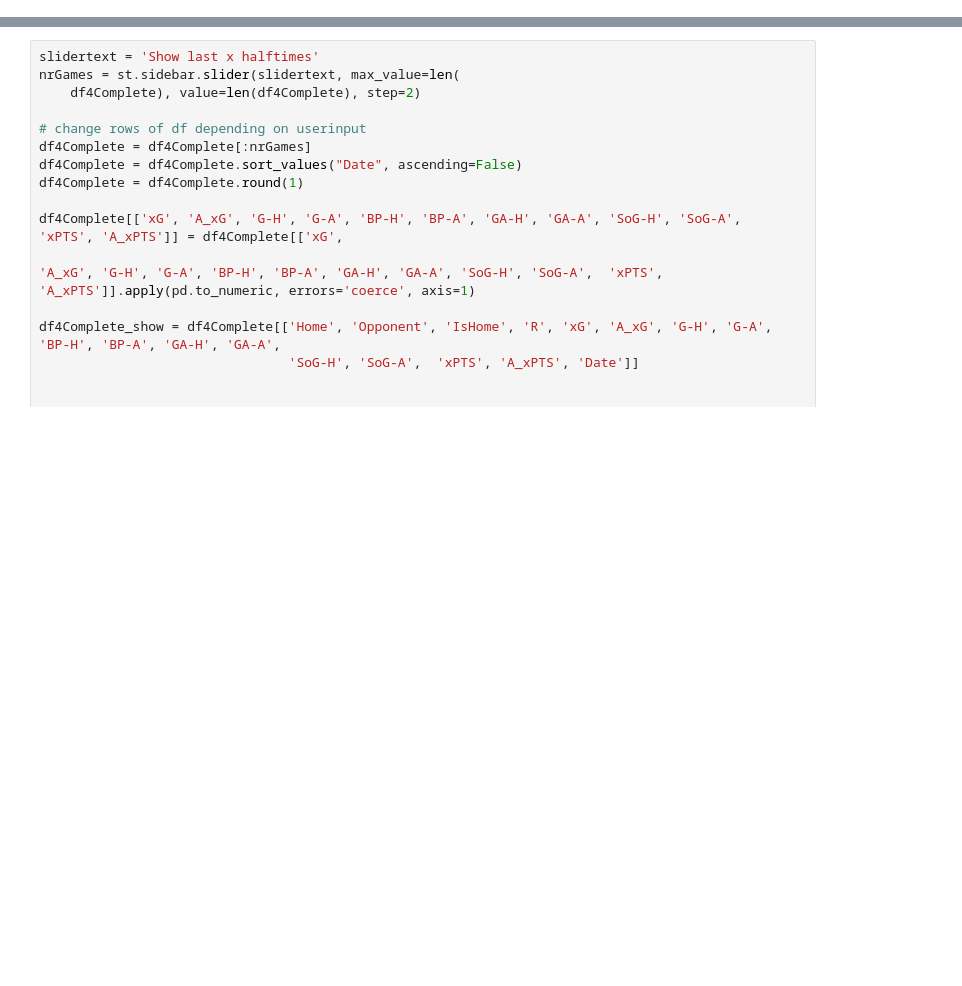
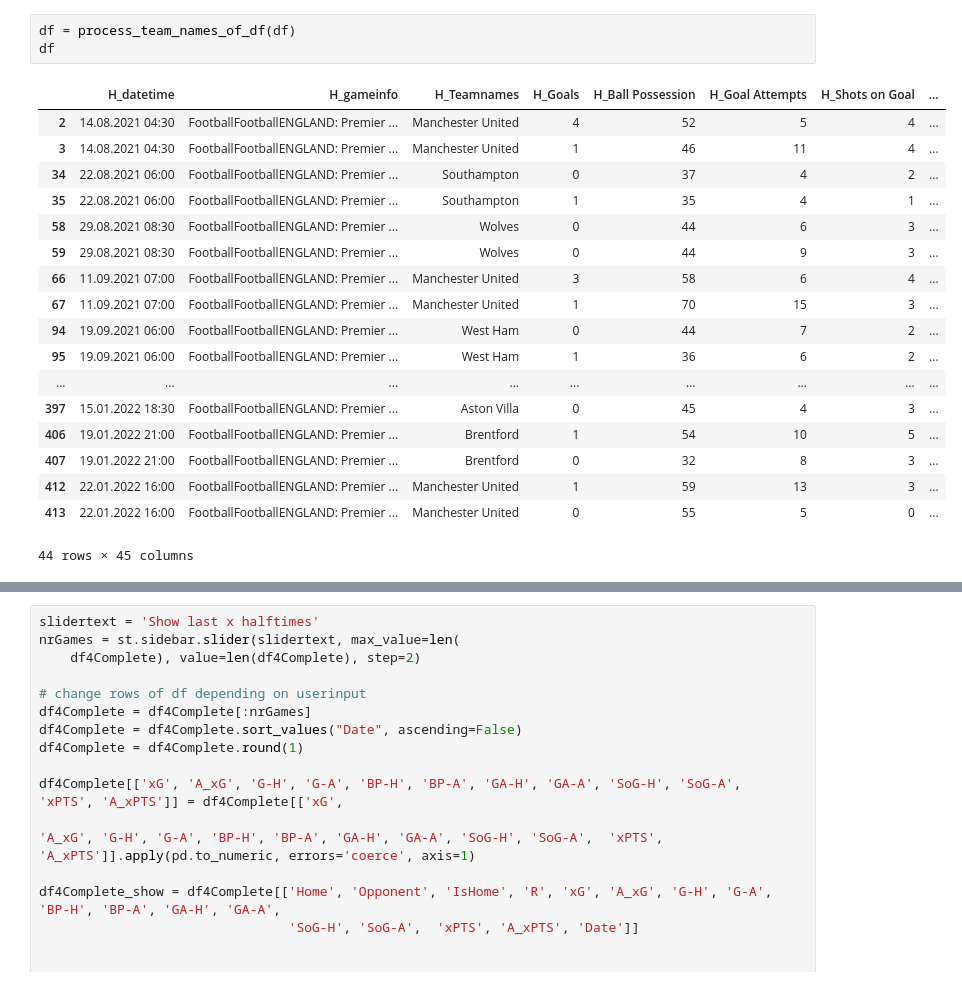
Before and after one commit to mgebele/football_stats, a Jupyter notebook: football_live.ipynb, the cells around one changed output, grey strips where cells are left out. Drawn from its saved outputs; the diff is of its cells as text; blank space fills up the shorter version.

```diff
--- a/football_live.ipynb
+++ b/football_live.ipynb
@@ -127,3 +450,25 @@ df = df_complete_saison[(df_complete_saison.H_Teamnames == team) | (
+# %%
+df = process_team_names_of_df(df)
+df
+# %% [output]
+|  | H_datetime | H_gameinfo | H_Teamnames | H_Goals | H_Ball Possession | H_Goal Attempts | H_Shots on Goal | ... |
+| 2 | 14.08.2021 04:30 | FootballFootballENGLAND: Premier ... | Manchester United | 4 | 52 | 5 | 4 | ... |
+| 3 | 14.08.2021 04:30 | FootballFootballENGLAND: Premier ... | Manchester United | 1 | 46 | 11 | 4 | ... |
+| 34 | 22.08.2021 06:00 | FootballFootballENGLAND: Premier ... | Southampton | 0 | 37 | 4 | 2 | ... |
+| 35 | 22.08.2021 06:00 | FootballFootballENGLAND: Premier ... | Southampton | 1 | 35 | 4 | 1 | ... |
+| 58 | 29.08.2021 08:30 | FootballFootballENGLAND: Premier ... | Wolves | 0 | 44 | 6 | 3 | ... |
+| 59 | 29.08.2021 08:30 | FootballFootballENGLAND: Premier ... | Wolves | 0 | 44 | 9 | 3 | ... |
+| 66 | 11.09.2021 07:00 | FootballFootballENGLAND: Premier ... | Manchester United | 3 | 58 | 6 | 4 | ... |
+| 67 | 11.09.2021 07:00 | FootballFootballENGLAND: Premier ... | Manchester United | 1 | 70 | 15 | 3 | ... |
+| 94 | 19.09.2021 06:00 | FootballFootballENGLAND: Premier ... | West Ham | 0 | 44 | 7 | 2 | ... |
+| 95 | 19.09.2021 06:00 | FootballFootballENGLAND: Premier ... | West Ham | 1 | 36 | 6 | 2 | ... |
+| ... | ... | ... | ... | ... | ... | ... | ... | ... |
+| 397 | 15.01.2022 18:30 | FootballFootballENGLAND: Premier ... | Aston Villa | 0 | 45 | 4 | 3 | ... |
+| 406 | 19.01.2022 21:00 | FootballFootballENGLAND: Premier ... | Brentford | 1 | 54 | 10 | 5 | ... |
+| 407 | 19.01.2022 21:00 | FootballFootballENGLAND: Premier ... | Brentford | 0 | 32 | 8 | 3 | ... |
+| 412 | 22.01.2022 16:00 | FootballFootballENGLAND: Premier ... | Manchester United | 1 | 59 | 13 | 3 | ... |
+| 413 | 22.01.2022 16:00 | FootballFootballENGLAND: Premier ... | Manchester United | 0 | 55 | 5 | 0 | ... |
+44 rows × 45 columns
 # %%
 team
 # %% [output]
```
Also changed, not shown: parts of 10 cells of this notebook, 2 other files.
